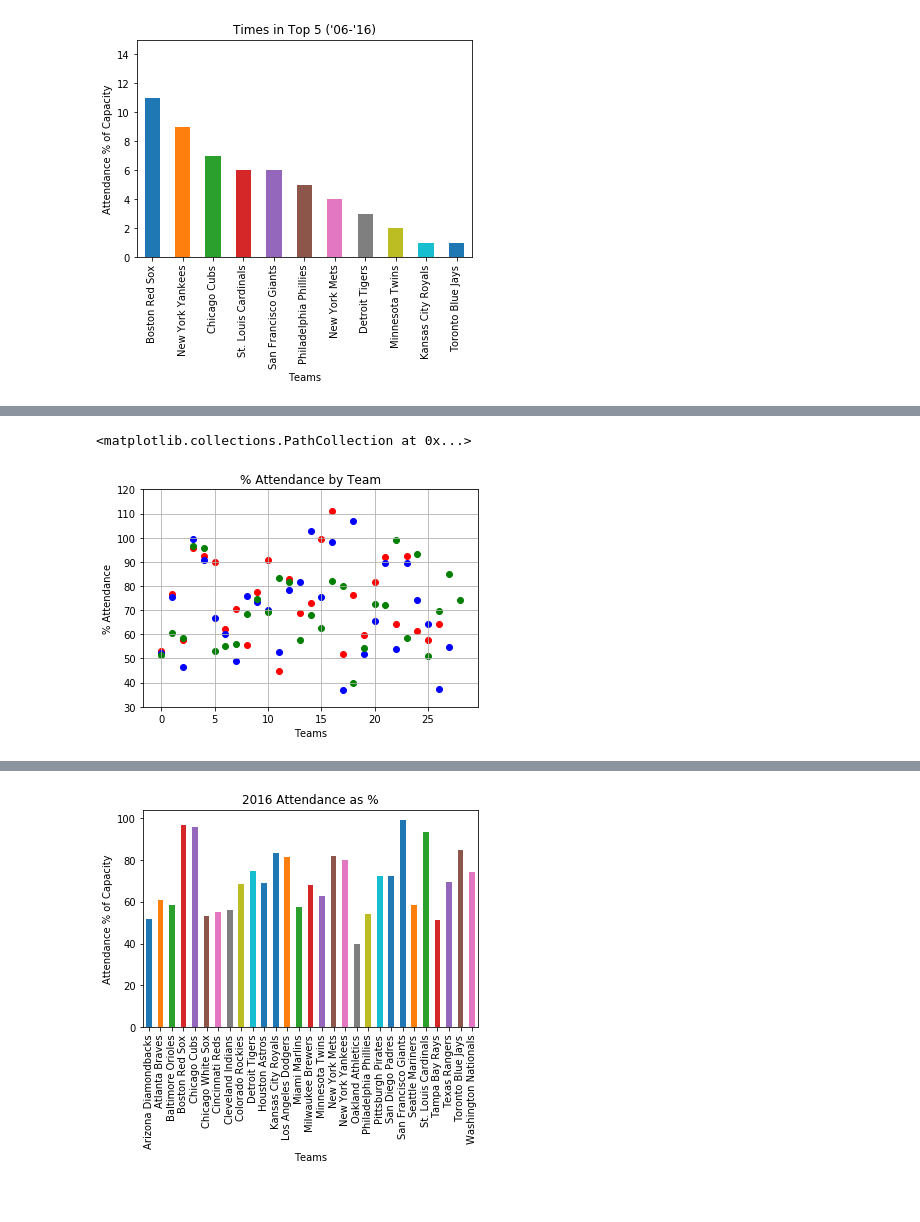
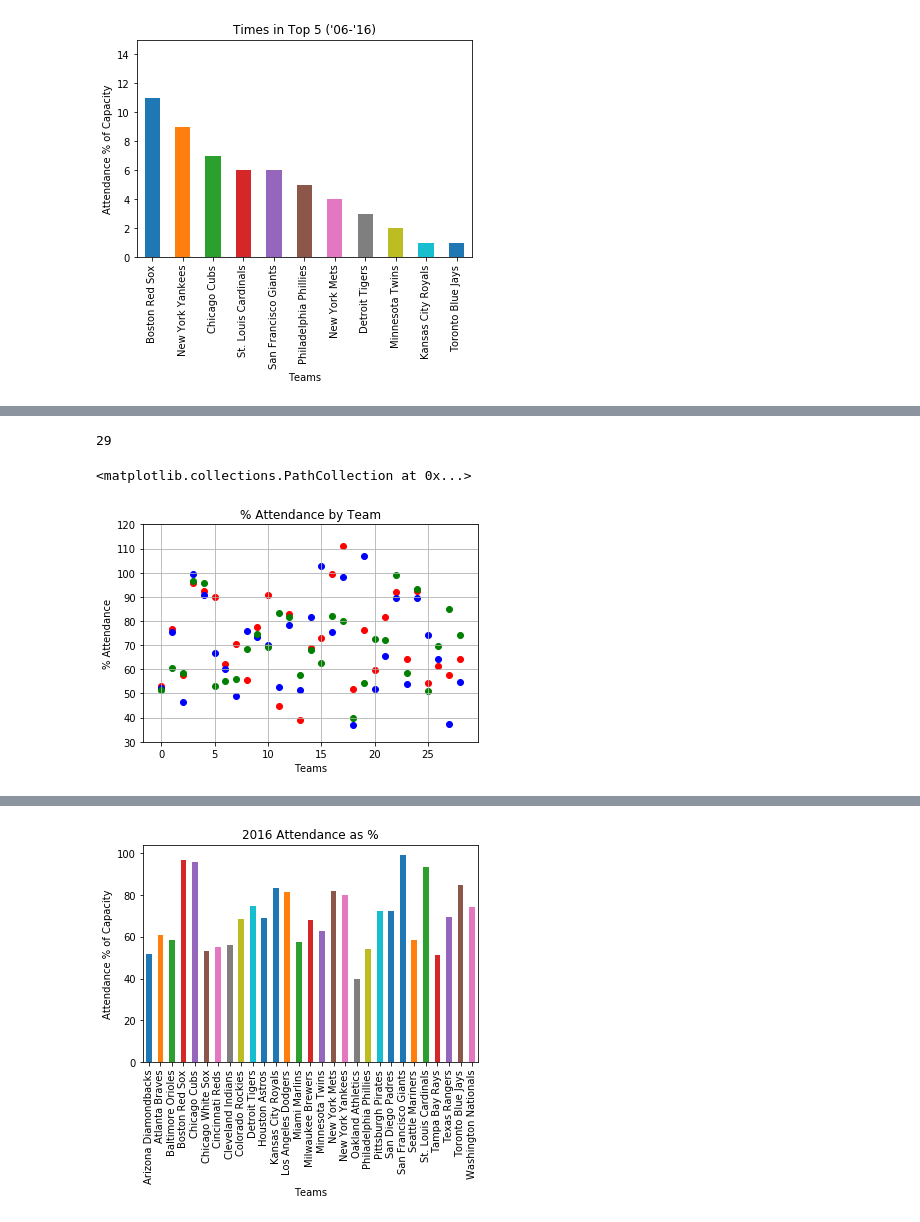
Before and after one commit to samuelblack11/proj1, a Jupyter notebook: mlb_attendance_2.ipynb, the cells around one changed output, grey strips where cells are left out. Drawn from its saved outputs; the diff is of its cells as text; code cells hidden in the pictures.

```diff
--- a/mlb_attendance_2.ipynb
+++ b/mlb_attendance_2.ipynb
@@ -234,15 +223,19 @@ plt.savefig("Bottom 5.png", bbox_inches='tight')
+# %%
+len(att_10)
+# %% [output]
+29
 # %%
-x_axis=np.arange(0,58,1)
+x_axis=np.arange(0,29,1)
 y=np.arange
 plt.grid()
 plt.title("% Attendance by Team")
 plt.xlabel('Teams')
 plt.ylabel('% Attendance')
 plt.ylim((30), (120))
 
-plt.scatter(x_axis[0:27], att_06, marker="o", facecolors="red", edgecolors="red")
-plt.scatter(x_axis[0:28], att_10, marker="o", facecolors="blue", edgecolors="blue")
+plt.scatter(x_axis[0:29], att_06, marker="o", facecolors="red", edgecolors="red")
+plt.scatter(x_axis[0:29], att_10, marker="o", facecolors="blue", edgecolors="blue")
 plt.scatter(x_axis[0:29], att_16, marker="o", facecolors="green", edgecolors="green")
 # %% [output]
 <matplotlib.collections.PathCollection at 0x...>
-[figure, old version]
+[figure, new version]
```
Also changed, not shown: parts of 8 cells of this notebook, 7 other files.
